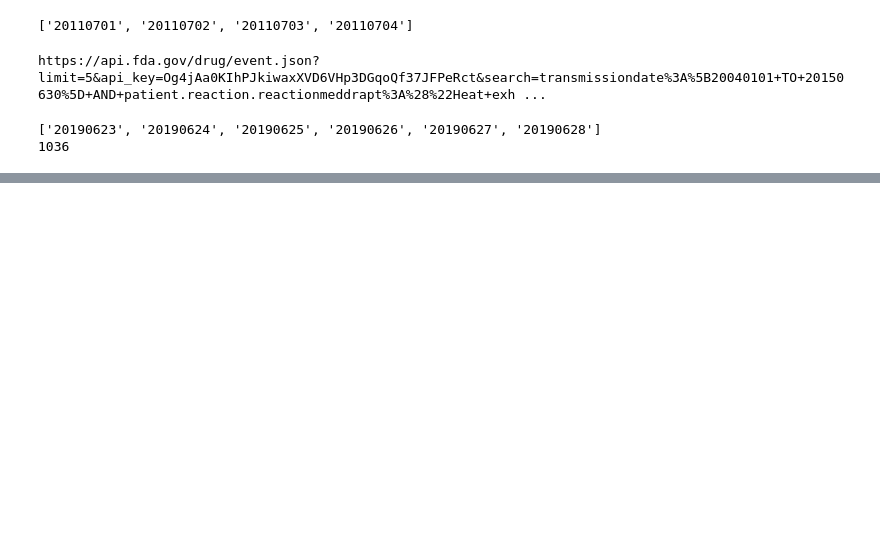
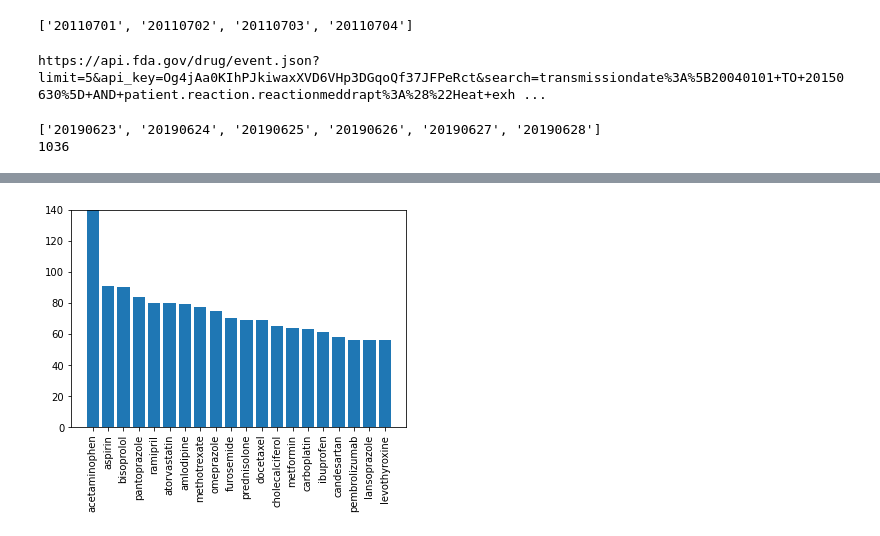
Before and after one commit to Will-Lounsbery-Scaife/Symbolic-Methods-FAERS-Project, a Jupyter notebook: FAERS_request.ipynb, the cells around one changed output, grey strips where cells are left out. Cells and saved outputs as stored; diff of their text form; code cells hidden in the pictures; blank space fills up the shorter version.

```diff
--- a/FAERS_request.ipynb
+++ b/FAERS_request.ipynb
@@ -817,0 +997,4 @@ results_obj0.write(str(results_dict1))
+# %%
+plot_top(d_ct, 20)
+# %% [output]
+[figure, added]
```
Also changed, not shown: parts of 14 cells of this notebook, 3 other files.
